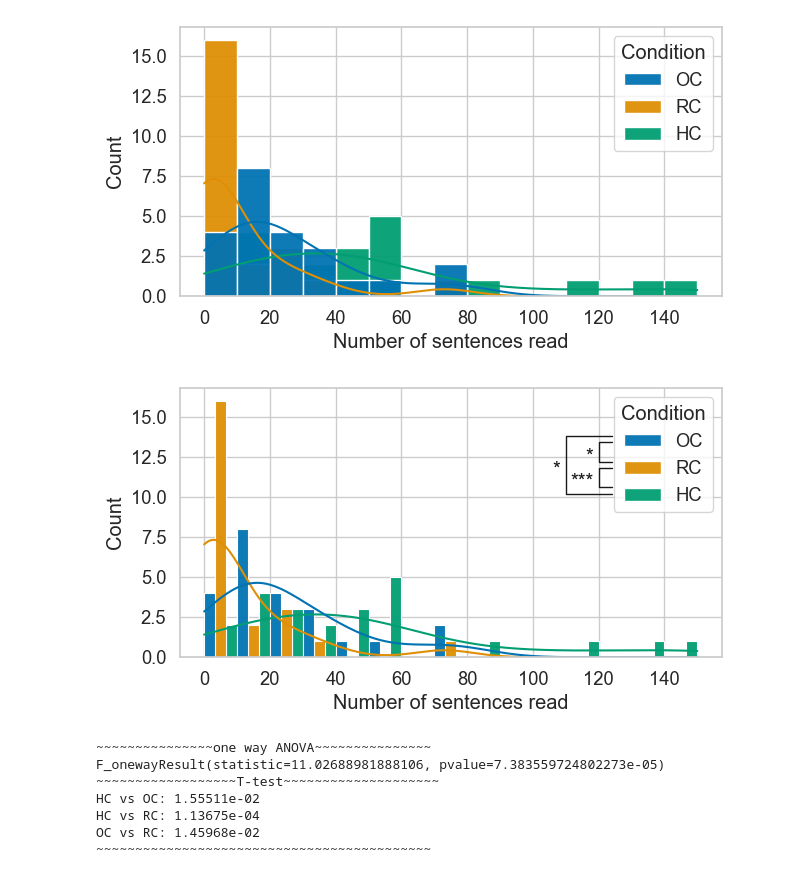
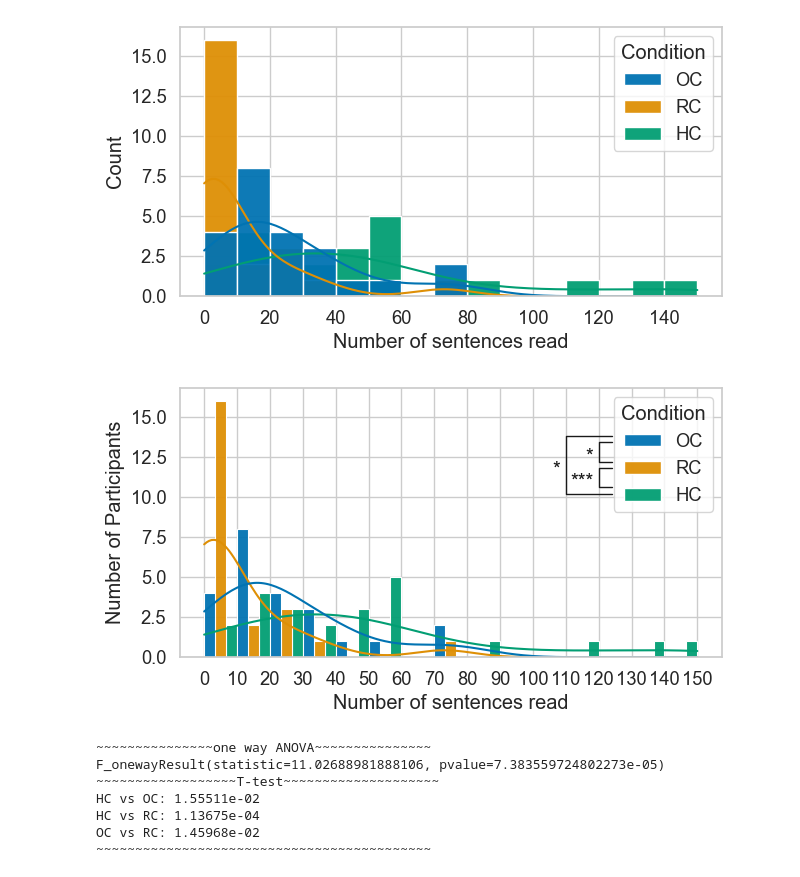
Before and after one commit to Joao-Tiago-Almeida/HRI2023---Conference-Paper, a Jupyter notebook: main.ipynb, the cells around one changed output. Drawn from its saved outputs; the diff is of its cells as text; code cells hidden in the pictures.

```diff
--- a/main.ipynb
+++ b/main.ipynb
@@ -741,23 +741,24 @@ plt.savefig("figures/Sentences read grouped stacked.pdf",bbox_inches='tight')
 # %%
 plt.figure(figsize=(7.0, 3.5))
 sns.histplot(data=df.fillna(0), x="Number of sentences read", hue="Condition", binwidth=10, kde=True, multiple="dodge", alpha=.95)
 plt.ylabel("Number of Participants")
+plt.xticks(np.arange(0, 151, step=10))
 
 # OC - RC: P=1.96403e-02
 plt.plot([124, 120, 120, 124], [13.4, 13.4, 12.2, 12.2], lw=1, c=col)
 plt.text(117, 12.5, "*", ha='center', va='center', color=col)
 
 # RC - HC: 2.66365e-04
 plt.plot([124, 120, 120, 124], [11.8, 11.8, 10.6, 10.6], lw=1, c=col)
 plt.text(115, 10.9, "***", ha='center', va='center', color=col)
 
 # OC - HC: 2.00109e-02
 plt.plot([124, 110, 110, 124], [13.8, 13.8, 10.2, 10.2], lw=1, c=col)
 plt.text(107, 11.7, "*", ha='center', va='center', color=col)
 
 plt.savefig("figures/Sentences read grouped dodge.pdf",bbox_inches='tight')
 # %% [output]
-[figure, old version]
+[figure, new version]
 # %%
 ttest(df, "Number of sentences read")
 # %% [output]
```
Also changed, not shown: parts of 6 cells of this notebook, 6 other files.
